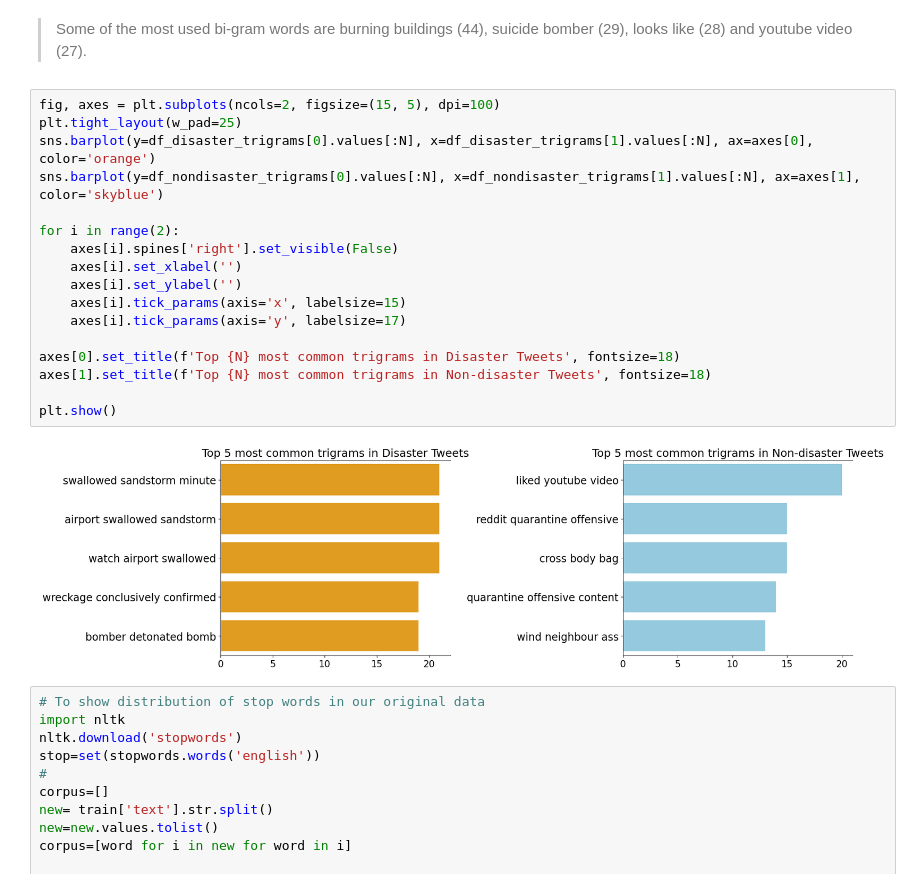
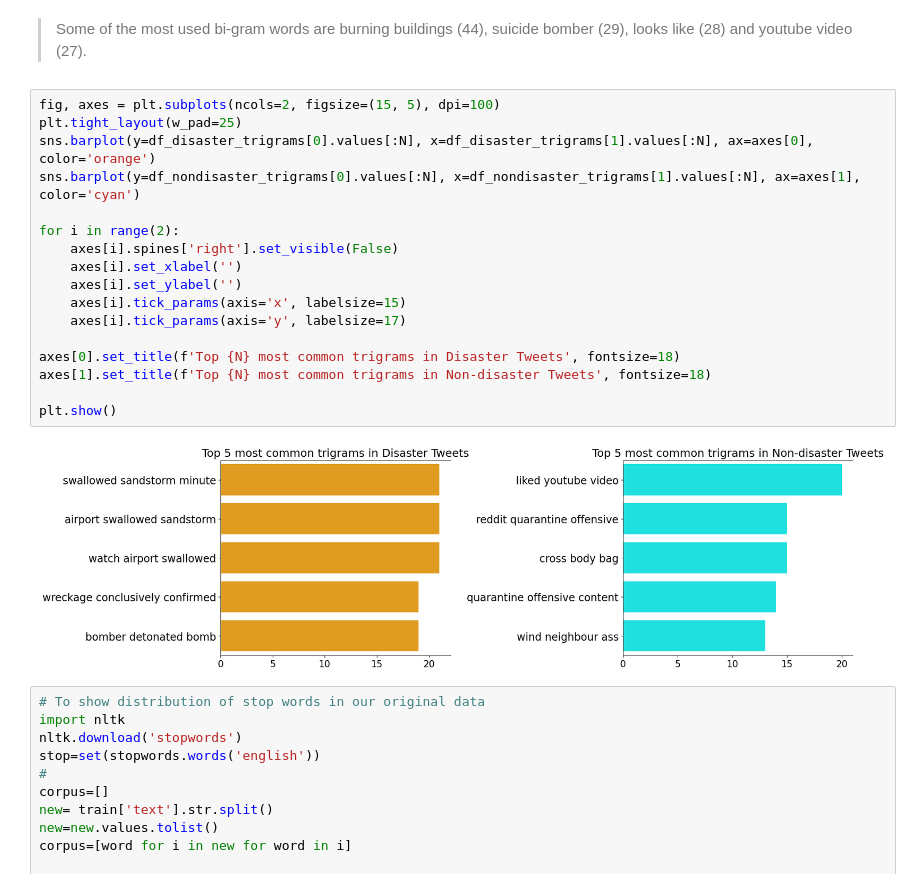
Before and after one commit to PrecyMaeMwanyungu/Fabulous-tokenizers_disaster_tweets_repository, a Jupyter notebook: Fabulous_Tokenizers__Project_Week.ipynb, the cells around one changed output. Drawn from its saved outputs; the diff is of its cells as text.

```diff
--- a/Fabulous_Tokenizers__Project_Week.ipynb
+++ b/Fabulous_Tokenizers__Project_Week.ipynb
@@ -663,22 +663,22 @@ plt.show()
 # %%
 fig, axes = plt.subplots(ncols=2, figsize=(15, 5), dpi=100)
 plt.tight_layout(w_pad=25)
 sns.barplot(y=df_disaster_trigrams[0].values[:N], x=df_disaster_trigrams[1].values[:N], ax=axes[0], color='orange')
-sns.barplot(y=df_nondisaster_trigrams[0].values[:N], x=df_nondisaster_trigrams[1].values[:N], ax=axes[1], color='skyblue')
+sns.barplot(y=df_nondisaster_trigrams[0].values[:N], x=df_nondisaster_trigrams[1].values[:N], ax=axes[1], color='cyan')
 
 for i in range(2):
     axes[i].spines['right'].set_visible(False)
     axes[i].set_xlabel('')
     axes[i].set_ylabel('')
     axes[i].tick_params(axis='x', labelsize=15)
     axes[i].tick_params(axis='y', labelsize=17)
 
 axes[0].set_title(f'Top {N} most common trigrams in Disaster Tweets', fontsize=18)
 axes[1].set_title(f'Top {N} most common trigrams in Non-disaster Tweets', fontsize=18)
 
 plt.show()
 # %% [output]
-[figure, old version]
+[figure, new version]
 # %%
 # To show distribution of stop words in our original data
 import nltk
```
Also changed, not shown: parts of 3 cells of this notebook.
